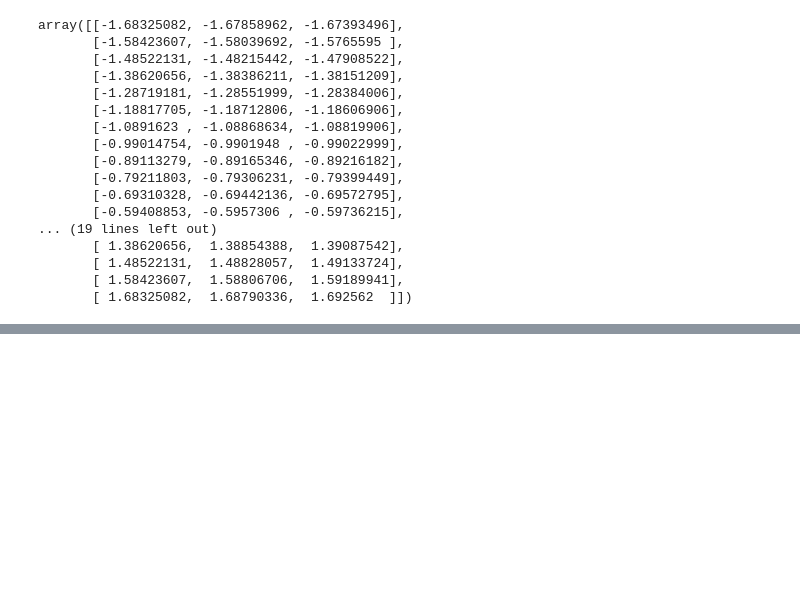
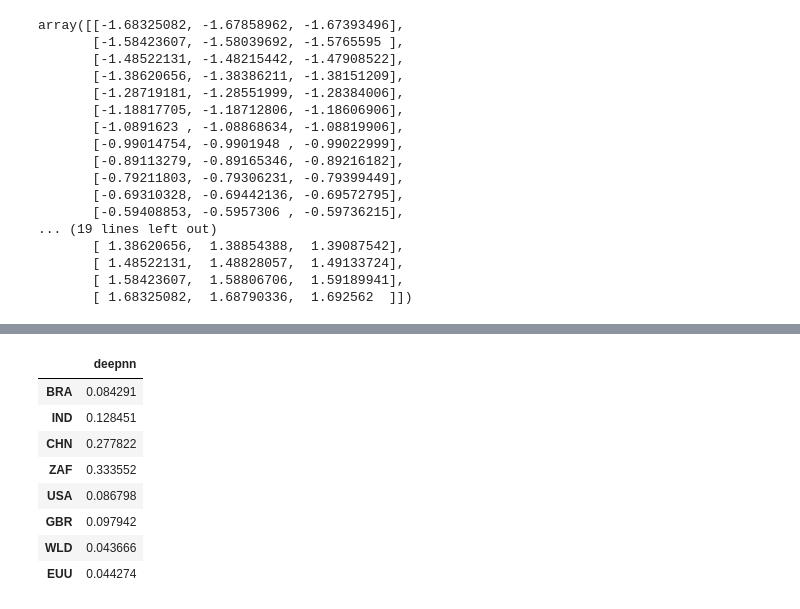
Before and after one commit to sandyherho/time_series_learning, a Jupyter notebook: deepCO2/co2_emission_forecast.ipynb, the cells around one changed output, grey strips where cells are left out. Cells and saved outputs as stored; diff of their text form; code cells hidden in the pictures; blank space fills up the shorter version.

```diff
--- a/deepCO2/co2_emission_forecast.ipynb
+++ b/deepCO2/co2_emission_forecast.ipynb
@@ -1200,0 +1265,16 @@ predictions_indicator_dictionary
+# %%
+for c in regions:
+    errors_indicator_test.loc[c,'deepnn'] = mean_absolute_percentage_error(y_true=y_test_indicator[c], y_pred=y_scaler_indicator[c].inverse_transform(deep_model_indicator[c](X_test_scaled).numpy()).flatten())
+
+
+errors_indicator_test
+# %% [output]
+|  | deepnn |
+| BRA | 0.084291 |
+| IND | 0.128451 |
+| CHN | 0.277822 |
+| ZAF | 0.333552 |
+| USA | 0.086798 |
+| GBR | 0.097942 |
+| WLD | 0.043666 |
+| EUU | 0.044274 |
```
Also changed, not shown: parts of 33 cells of this notebook, 5 other files.
